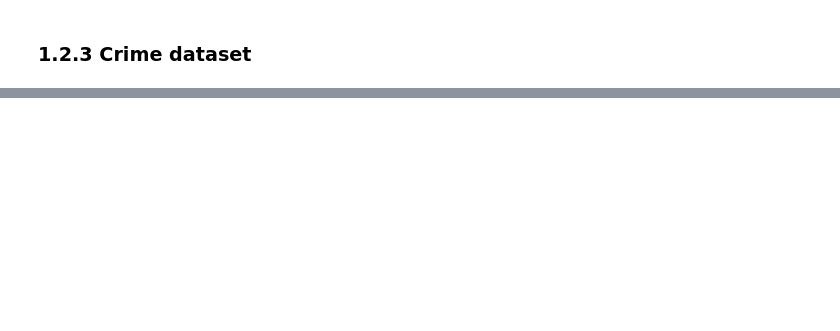
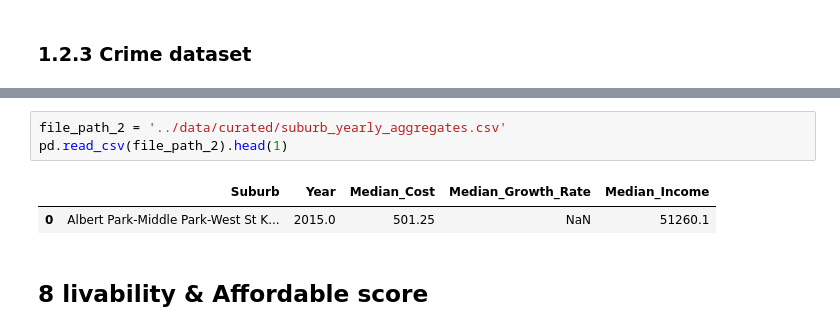
Before and after one commit to MAST30034-AppliedDataScience/project-2-group-real-estate-industry-project-1, a Jupyter notebook: notebooks/summary _notebook.ipynb, the cells around one changed output, grey strips where cells are left out. Cells and saved outputs as stored; diff of their text form; blank space fills up the shorter version.

```diff
--- a/notebooks/summary _notebook.ipynb
+++ b/notebooks/summary _notebook.ipynb
@@ -163,0 +374,8 @@ Source of Data
+# %%
+file_path_2 = '../data/curated/suburb_yearly_aggregates.csv'
+pd.read_csv(file_path_2).head(1)
+# %% [output]
+|  | Suburb | Year | Median_Cost | Median_Growth_Rate | Median_Income |
+| 0 | Albert Park-Middle Park-West St K... | 2015.0 | 501.25 | NaN | 51260.1 |
+# %% [markdown]
+## 8 livability & Affordable score
```
Also changed, not shown: parts of 67 cells of this notebook, 1 other file.
